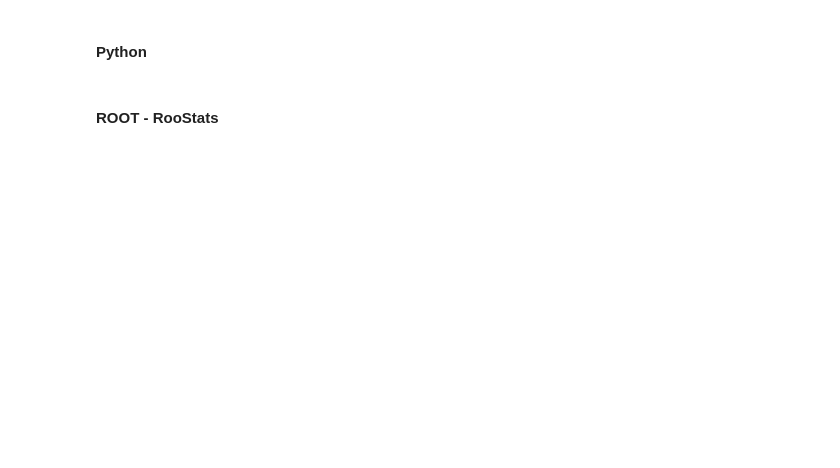
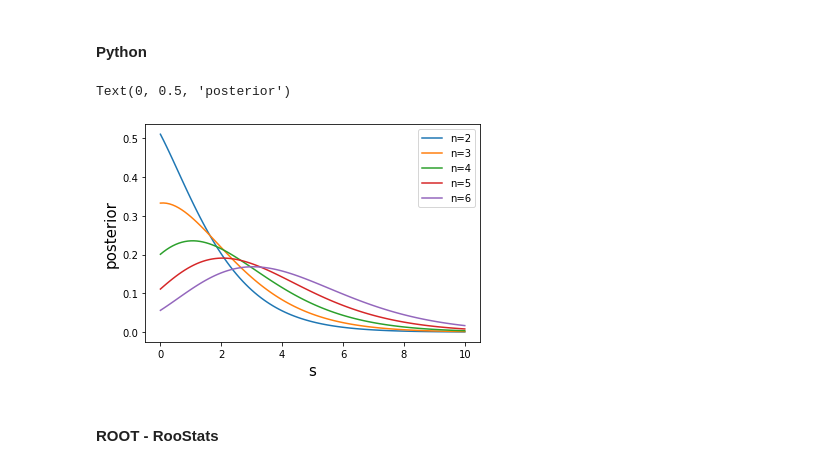
Before and after one commit to amerli90/LecturesMAD22-23, a Jupyter notebook: Counting_experiment.ipynb, the cells around one changed output. Cells and saved outputs as stored; diff of their text form; code cells hidden in the pictures; blank space fills up the shorter version.

```diff
--- a/Counting_experiment.ipynb
+++ b/Counting_experiment.ipynb
@@ -188,0 +239,12 @@ where $\overline{b}$ is the estimate of background yield $b$ with an uncertainty
+# %%
+n = 5
+for sigmab in [0.25,1.0,2.0]:
+    plt.figure()
+    s = np.linspace(0,10,101)
+    b = np.linspace(0,6,101)
+    sv,bv = np.meshgrid(s,b)
+    plt.title(r'$\sigma_b = %.2f$'%sigmab)
+    plt.hist2d(sv.flatten(),bv.flatten(),weights = posterior(model_constraint,n=n,s=s,b=b,sigmab=sigmab,TwoD=True).flatten(),bins=[len(s),len(b)])
+    plt.colorbar().set_label('posterior',fontsize=15)
+    plt.xlabel('s',fontsize=15)
+    plt.ylabel('b',fontsize=15)
@@ -189,10 +267,16 @@ where $\overline{b}$ is the estimate of background yield $b$ with an uncertainty
 # %% [markdown]
 #### Python
 # %%
+plt.figure()
+s = np.linspace(0,10,101)
 for n in range(2,7):
-    plt.plot(np.linspace(0,10,101),posterior(model=model_constraint,n=n,sigmab=0.5),label='n=%d'%n)
+    plt.plot(s,posterior(model=model_constraint,n=n,s=s,b=np.linspace(0,6,81),sigmab=0.5),label='n=%d'%n)
 plt.legend(loc='best')
-plt.xlabel('s')
+plt.xlabel('s',fontsize=15)
+plt.ylabel('posterior',fontsize=15)
+# %% [output]
+Text(0, 0.5, 'posterior')
+[figure, added]
 # %% [markdown]
 #### ROOT - RooStats
 # %%
```
Also changed, not shown: parts of 22 cells of this notebook.
